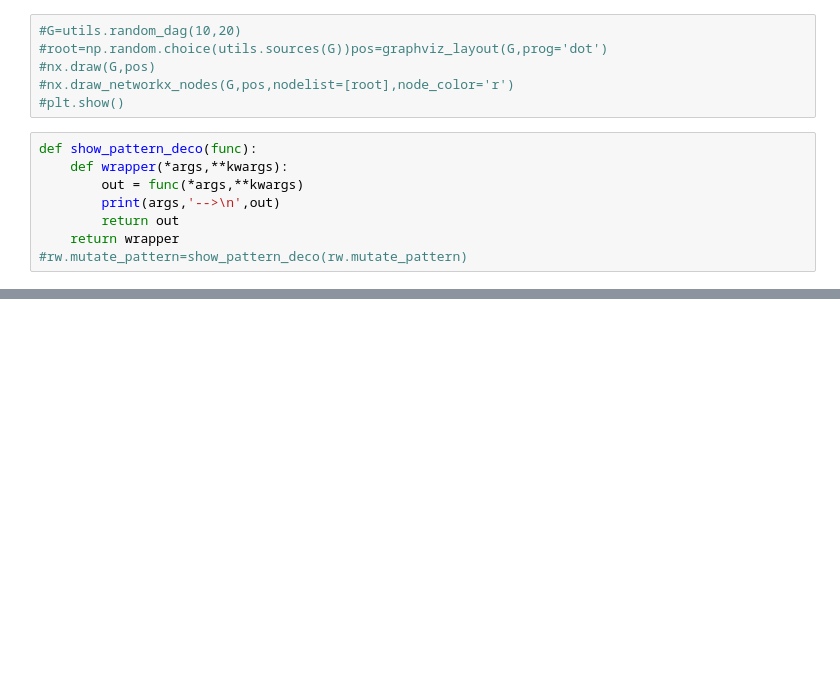
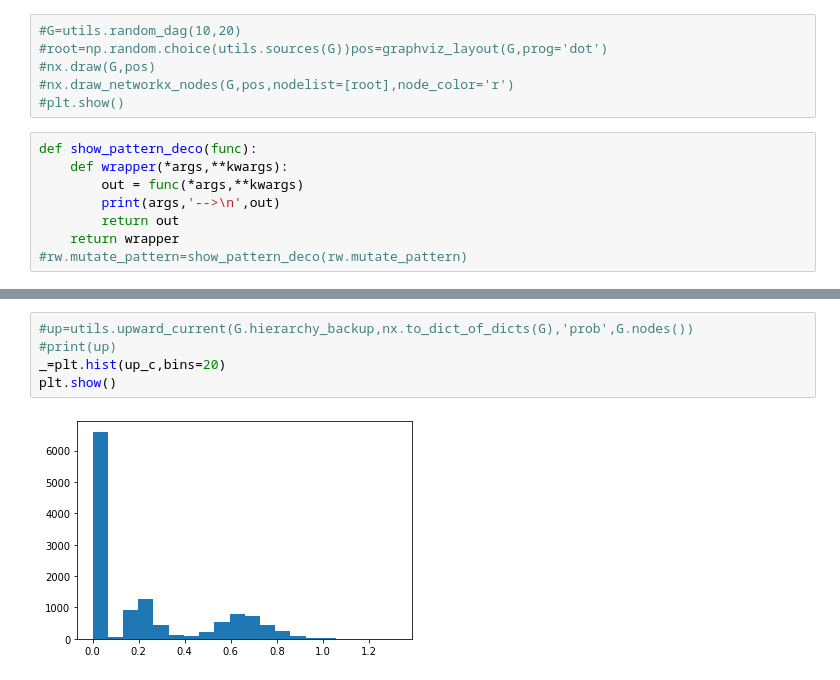
Before and after one commit to YPFoerster/pattern_walker, a Jupyter notebook: demonstrator.ipynb, the cells around one changed output, grey strips where cells are left out. Cells and saved outputs as stored; diff of their text form; blank space fills up the shorter version.

```diff
--- a/demonstrator.ipynb
+++ b/demonstrator.ipynb
@@ -76,0 +104,7 @@ _=plt.hist(down)
+# %%
+#up=utils.upward_current(G.hierarchy_backup,nx.to_dict_of_dicts(G),'prob',G.nodes())
+#print(up)
+_=plt.hist(up_c,bins=20)
+plt.show()
+# %% [output]
+[figure, added]
```
Also changed, not shown: parts of 8 cells of this notebook, 1 other file.
